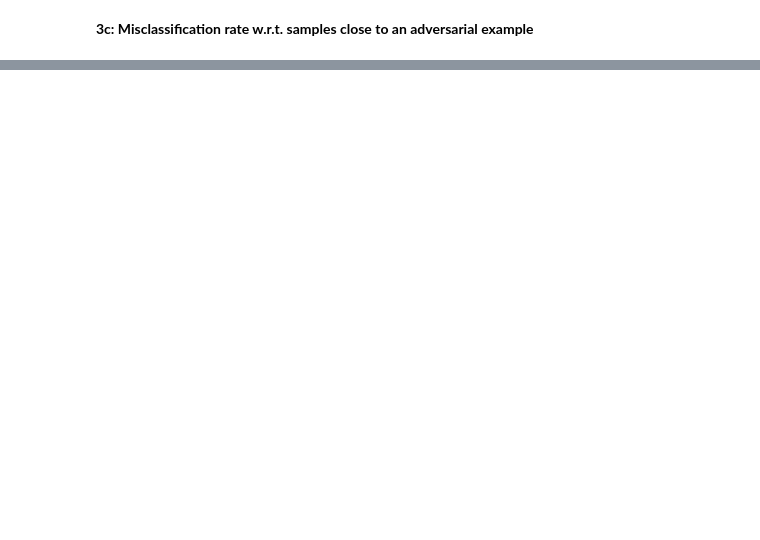
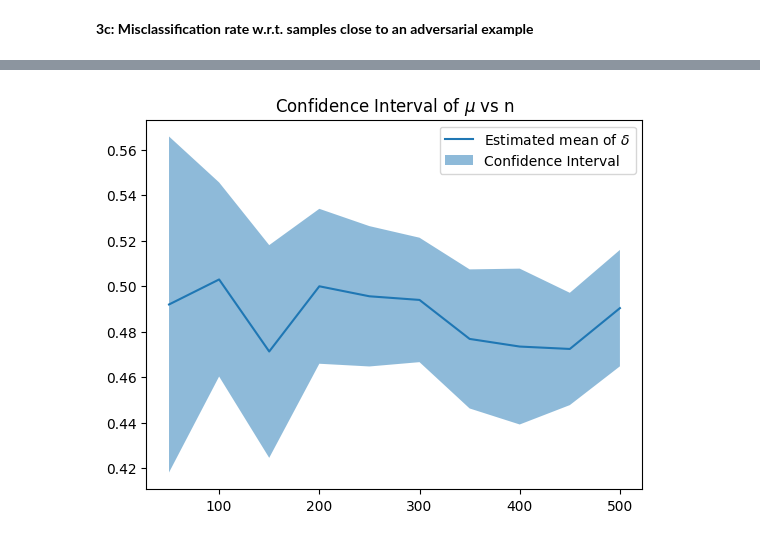
Before and after one commit to FarStryke21/TrustworthyAI_24784, a Jupyter notebook: Project_1/CMU_24784_S2024_P1_Students.ipynb, the cells around one changed output, grey strips where cells are left out. Saved outputs shown, nothing was run; the diff lists cells and outputs as text; code cells hidden in the pictures; blank space fills up the shorter version.

```diff
--- a/Project_1/CMU_24784_S2024_P1_Students.ipynb
+++ b/Project_1/CMU_24784_S2024_P1_Students.ipynb
@@ -351,19 +407,2 @@ relative_error = ... # compute the relative error
 # %% [markdown]
 **3c: Misclassification rate w.r.t. samples close to an adversarial example**
-# %%
-# REPLACE THE THREE DOTS WITH YOUR OWN CODE
-
-# repeat the FGM attack from problem 1c
-xtilde = ...
-
-# perform mean shift, closer to the adversarial example
-scale = 1/3
-mean_shift = scale*xtilde
-
-# generate Gaussian samples centered at the mean_shift
-torch.manual_seed(0) # set the random seed
-
-deltas = ...
-
-# compute misclassification rate using this new deltas, similar to 3a above
-...
@@ -369,0 +476,13 @@ deltas = ...
+# %%
+# generate the plot
+x = list(range(50, 550, 50)) # populate x axis
+plt.plot(x, mean, label="Estimated mean of $\delta$")
+minlim = np.array(mean) - np.array(std)
+maxlim = np.array(mean) + np.array(std)
+plt.fill_between(x, minlim, maxlim, alpha=0.5, label="Confidence Interval") # 1-sigma confidence interval
+plt.legend()
+# plt.ylim([None, 0.1])
+plt.title('Confidence Interval of $\mu$ vs n')
+plt.show()
+# %% [output]
+[figure, added]
```
Also changed, not shown: parts of 9 cells of this notebook.
